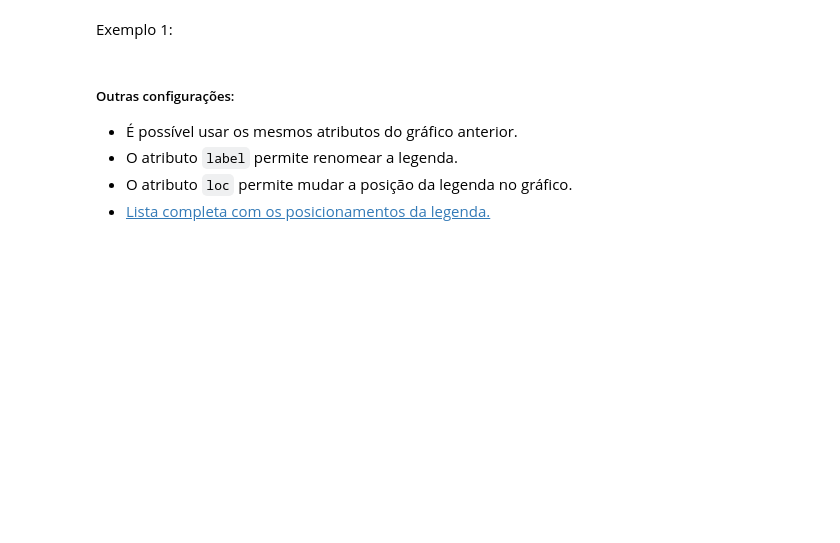
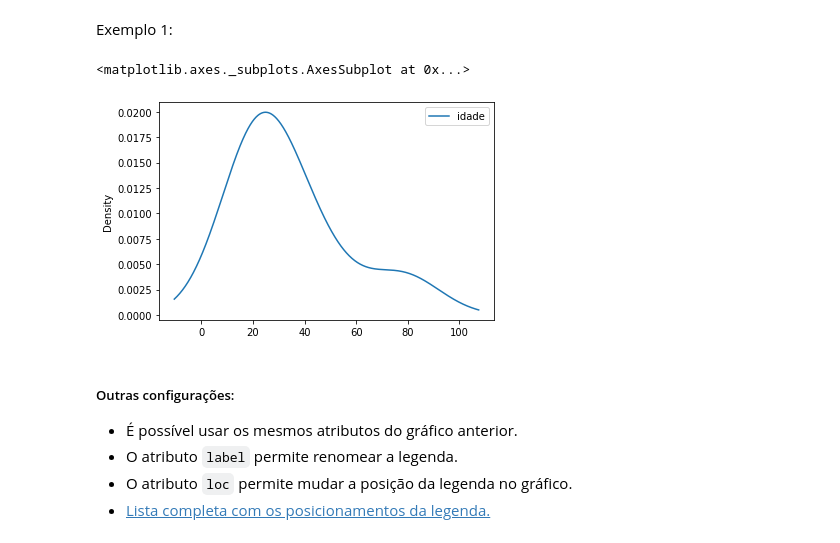
Before and after one commit to alfredojavier55/Exploratory_Analisys, a Jupyter notebook: tutorial_pandas.ipynb, the cells around one changed output. Cells and saved outputs as stored; diff of their text form; code cells hidden in the pictures; blank space fills up the shorter version.

```diff
--- a/tutorial_pandas.ipynb
+++ b/tutorial_pandas.ipynb
@@ -509,7 +1015,10 @@ plt.show()
 # %% [markdown]
 Exemplo 1:
 # %%
-df.plot(kind='bar',x='nome',y='idade')
+df.plot(kind='kde',x='nome',y='idade')
+# %% [output]
+<matplotlib.axes._subplots.AxesSubplot at 0x...>
+[figure, added]
 # %% [markdown]
 ##### Outras configurações:
 
```
Also changed, not shown: parts of 72 cells of this notebook.
